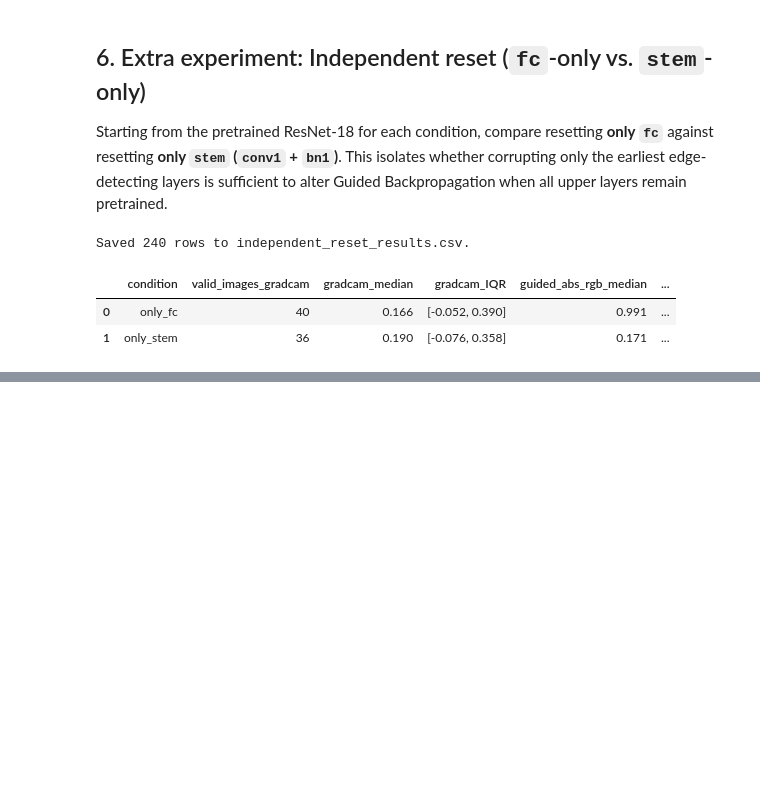
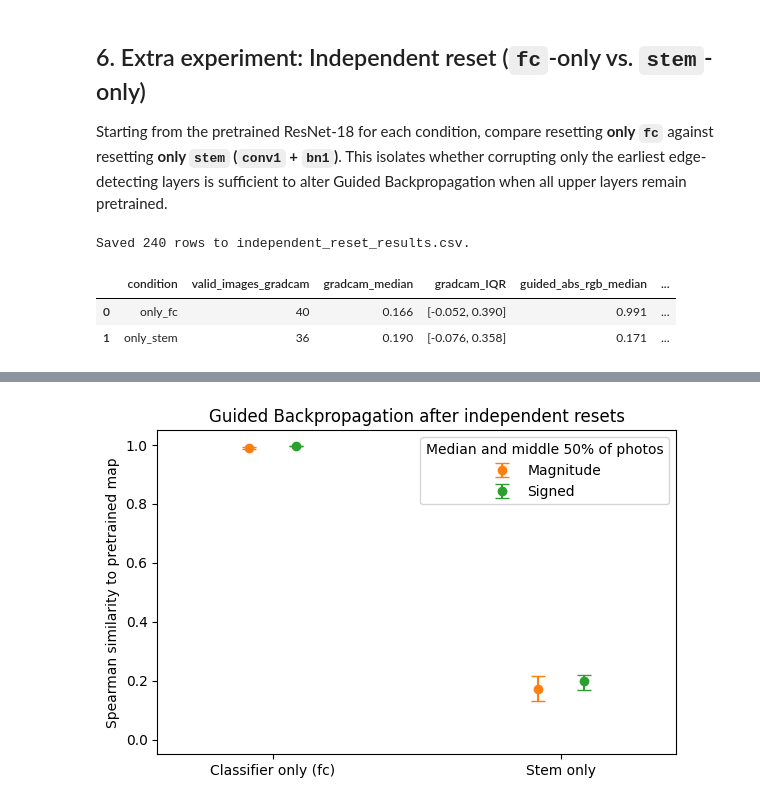
Before and after one commit to animusoyan/ds330-saliency-sanity-checks, a Jupyter notebook: experiment.ipynb, the cells around one changed output, grey strips where cells are left out. Saved outputs shown, nothing was run; the diff lists cells and outputs as text; code cells hidden in the pictures; blank space fills up the shorter version.

```diff
--- a/experiment.ipynb
+++ b/experiment.ipynb
@@ -467,0 +472,40 @@ Saved 240 rows to independent_reset_results.csv.
+# %%
+import matplotlib.pyplot as plt
+import pandas as pd
+
+independent = pd.read_csv("independent_reset_results.csv")
+conditions = ["only_fc", "only_stem"]
+metrics = ["guided_abs_rgb", "guided_signed_rgb"]
+per_photo = independent.groupby(["image", "condition"])[metrics].mean()
+
+fig, ax = plt.subplots(figsize=(6, 4))
+
+for metric, label, color, offset in [
+    ("guided_abs_rgb", "Magnitude", "#ff7f0e", -0.08),
+    ("guided_signed_rgb", "Signed", "#2ca02c", 0.08),
+]:
+    grouped = per_photo.groupby("condition")[metric]
+    median = grouped.median().reindex(conditions)
+    q25 = grouped.quantile(0.25).reindex(conditions)
+    q75 = grouped.quantile(0.75).reindex(conditions)
+
+    ax.errorbar(
+        [x + offset for x in range(len(conditions))],
+        median,
+        yerr=[median - q25, q75 - median],
+        fmt="o",
+        capsize=5,
+        color=color,
+        label=label,
+    )
+
+ax.set_xticks([0, 1], ["Classifier only (fc)", "Stem only"])
+ax.set(xlim=(-0.4, 1.4), ylim=(-0.05, 1.05))
+ax.set_ylabel("Spearman similarity to pretrained map")
+ax.set_title("Guided Backpropagation after independent resets")
+ax.legend(title="Median and middle 50% of photos")
+fig.tight_layout()
+fig.savefig("fig3_independent_reset_errorbars.png", dpi=300, bbox_inches="tight")
+plt.show()
+# %% [output]
+[figure, added]
```
Also changed, not shown: parts of 5 cells of this notebook, 2 other files.
